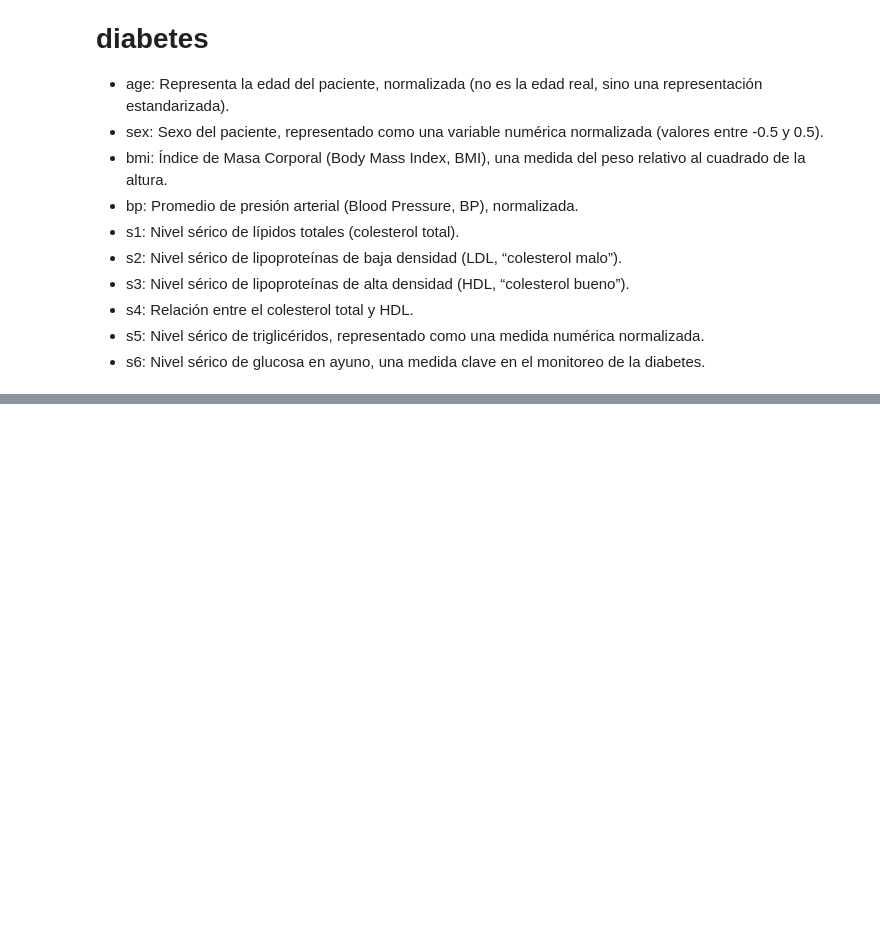
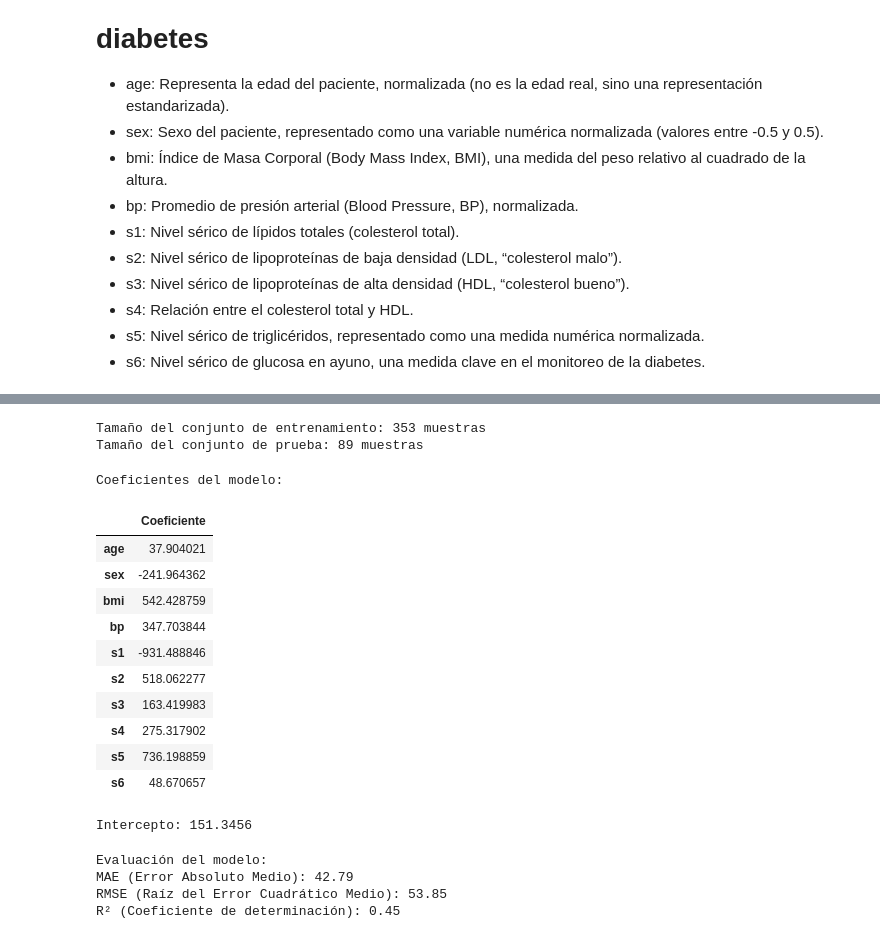
Before and after one commit to oscarhybridge/regresion_lineal, a Jupyter notebook: 1_regresion_lineal_diabetes.ipynb, the cells around one changed output, grey strips where cells are left out. Drawn from its saved outputs; the diff is of its cells as text; code cells hidden in the pictures; blank space fills up the shorter version.

```diff
--- a/1_regresion_lineal_diabetes.ipynb
+++ b/1_regresion_lineal_diabetes.ipynb
@@ -29,0 +132,64 @@ df.head()
+# %%
+# ==========================================
+# 3. Separación de datos en entrenamiento y prueba
+# ==========================================
+
+X = df.drop('target', axis=1)
+y = df['target']
+
+X_train, X_test, y_train, y_test = train_test_split(X, y, test_size=0.2, random_state=42)
+
+print(f"Tamaño del conjunto de entrenamiento: {X_train.shape[0]} muestras")
+print(f"Tamaño del conjunto de prueba: {X_test.shape[0]} muestras")
+# %% [output]
+Tamaño del conjunto de entrenamiento: 353 muestras
+Tamaño del conjunto de prueba: 89 muestras
+# %%
+# ==========================================
+# 4. Entrenamiento del modelo de regresión lineal
+# ==========================================
+
+model = LinearRegression()
+model.fit(X_train, y_train)
+
+# Coeficientes y término independiente
+coeficientes = pd.DataFrame(model.coef_, X.columns, columns=['Coeficiente'])
+intercepto = model.intercept_
+
+print("\nCoeficientes del modelo:")
+display(coeficientes)
+print(f"\nIntercepto: {intercepto:.4f}")
+# %% [output]
+Coeficientes del modelo:
+|  | Coeficiente |
+| age | 37.904021 |
+| sex | -241.964362 |
+| bmi | 542.428759 |
+| bp | 347.703844 |
+| s1 | -931.488846 |
+| s2 | 518.062277 |
+| s3 | 163.419983 |
+| s4 | 275.317902 |
+| s5 | 736.198859 |
+| s6 | 48.670657 |
+Intercepto: 151.3456
+# %%
+# ==========================================
+# 5. Evaluación del modelo
+# ==========================================
+
+y_pred = model.predict(X_test)
+
+mae = mean_absolute_error(y_test, y_pred)
+rmse = np.sqrt(mean_squared_error(y_test, y_pred))
+r2 = r2_score(y_test, y_pred)
+
+print("\nEvaluación del modelo:")
+print(f"MAE (Error Absoluto Medio): {mae:.2f}")
+print(f"RMSE (Raíz del Error Cuadrático Medio): {rmse:.2f}")
+print(f"R² (Coeficiente de determinación): {r2:.2f}")
+# %% [output]
+Evaluación del modelo:
+MAE (Error Absoluto Medio): 42.79
+RMSE (Raíz del Error Cuadrático Medio): 53.85
+R² (Coeficiente de determinación): 0.45
```
Also changed, not shown: parts of 4 cells of this notebook, 1 other file.
